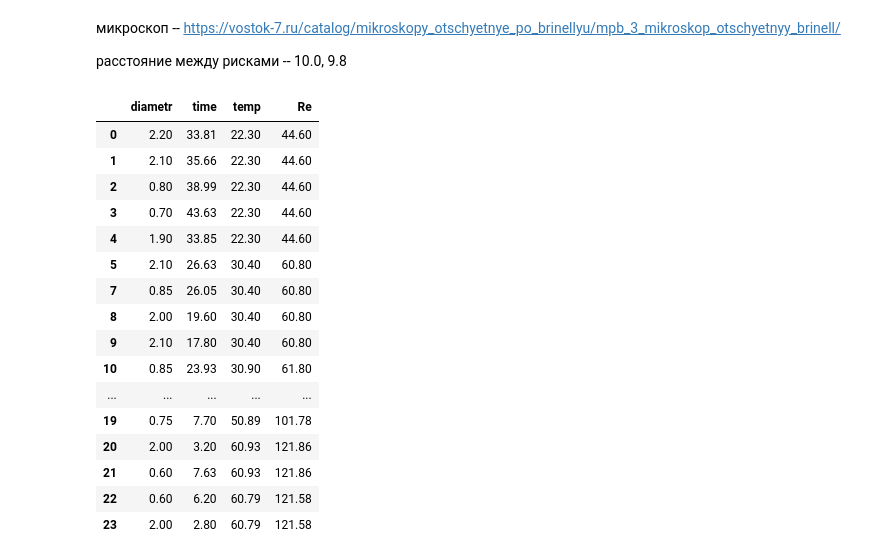
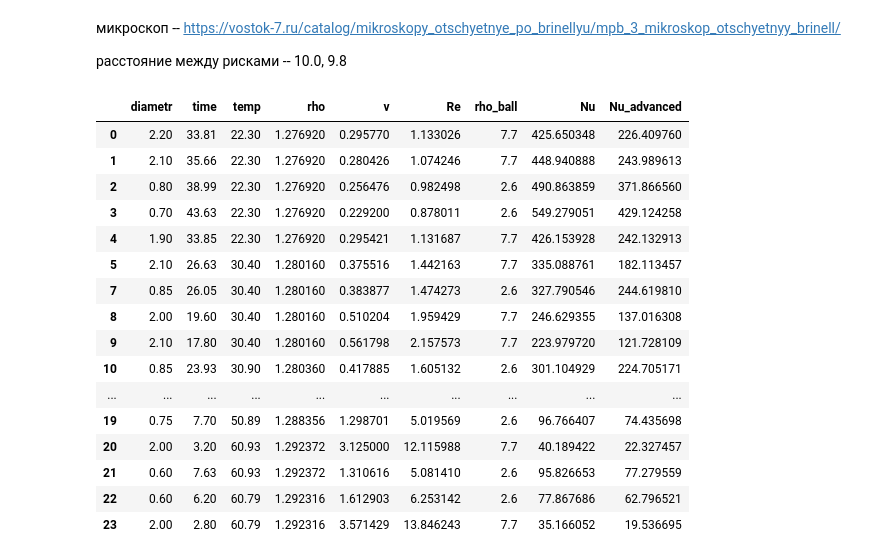
Before and after one commit to ILoveAlgorythms/labs, a Jupyter notebook: 2.2.6/data.ipynb, the cells around one changed output. Drawn from its saved outputs; the diff is of its cells as text; code cells hidden in the pictures.

```diff
--- a/2.2.6/data.ipynb
+++ b/2.2.6/data.ipynb
@@ -40,28 +40,33 @@ temp = (22.30, 22.30, 22.30, 22.30, 22.30,
 # %%
 a = pd.DataFrame()
 a['diametr'] = d
 a['time'] = t + t2 + t3 + t4 + t5
 a['temp'] = temp
-a = a.drop(labels=6)
 a['rho'] = a['temp'] / 2500 + 317/250
 a['v'] = 10 / a['time']
 a['Re'] = a['v'] * radius * a['rho']
-a['Nu'] = 2 * 9.81 * radius ** 2 / 9 * ()
+a['rho_ball'] = a['diametr']
+for i in range(len(a['rho_ball'])):
+  a['rho_ball'][i] = (7.7 if a['rho_ball'][i] > 1 else 2.6)
+a['Nu'] = 0.222 * 9.81 * radius ** 2 * (7.7 - a['rho']) / a['v']
+a['Nu_advanced'] = a['Nu'] / (1 + 2.4 * (a['diametr'] / (2 * radius)))
+a = a.drop(labels=6)
+a
 # %% [output]
-|  | diametr | time | temp | Re |
-| 0 | 2.20 | 33.81 | 22.30 | 44.60 |
-| 1 | 2.10 | 35.66 | 22.30 | 44.60 |
-| 2 | 0.80 | 38.99 | 22.30 | 44.60 |
-| 3 | 0.70 | 43.63 | 22.30 | 44.60 |
-| 4 | 1.90 | 33.85 | 22.30 | 44.60 |
-| 5 | 2.10 | 26.63 | 30.40 | 60.80 |
-| 7 | 0.85 | 26.05 | 30.40 | 60.80 |
-| 8 | 2.00 | 19.60 | 30.40 | 60.80 |
-| 9 | 2.10 | 17.80 | 30.40 | 60.80 |
-| 10 | 0.85 | 23.93 | 30.90 | 61.80 |
-| ... | ... | ... | ... | ... |
-| 19 | 0.75 | 7.70 | 50.89 | 101.78 |
-| 20 | 2.00 | 3.20 | 60.93 | 121.86 |
-| 21 | 0.60 | 7.63 | 60.93 | 121.86 |
-| 22 | 0.60 | 6.20 | 60.79 | 121.58 |
-| 23 | 2.00 | 2.80 | 60.79 | 121.58 |
+|  | diametr | time | temp | rho | v | Re | rho_ball | Nu | Nu_advanced |
+| 0 | 2.20 | 33.81 | 22.30 | 1.276920 | 0.295770 | 1.133026 | 7.7 | 425.650348 | 226.409760 |
+| 1 | 2.10 | 35.66 | 22.30 | 1.276920 | 0.280426 | 1.074246 | 7.7 | 448.940888 | 243.989613 |
+| 2 | 0.80 | 38.99 | 22.30 | 1.276920 | 0.256476 | 0.982498 | 2.6 | 490.863859 | 371.866560 |
+| 3 | 0.70 | 43.63 | 22.30 | 1.276920 | 0.229200 | 0.878011 | 2.6 | 549.279051 | 429.124258 |
+| 4 | 1.90 | 33.85 | 22.30 | 1.276920 | 0.295421 | 1.131687 | 7.7 | 426.153928 | 242.132913 |
+| 5 | 2.10 | 26.63 | 30.40 | 1.280160 | 0.375516 | 1.442163 | 7.7 | 335.088761 | 182.113457 |
+| 7 | 0.85 | 26.05 | 30.40 | 1.280160 | 0.383877 | 1.474273 | 2.6 | 327.790546 | 244.619810 |
+| 8 | 2.00 | 19.60 | 30.40 | 1.280160 | 0.510204 | 1.959429 | 7.7 | 246.629355 | 137.016308 |
+| 9 | 2.10 | 17.80 | 30.40 | 1.280160 | 0.561798 | 2.157573 | 7.7 | 223.979720 | 121.728109 |
+| 10 | 0.85 | 23.93 | 30.90 | 1.280360 | 0.417885 | 1.605132 | 2.6 | 301.104929 | 224.705171 |
+| ... | ... | ... | ... | ... | ... | ... | ... | ... | ... |
+| 19 | 0.75 | 7.70 | 50.89 | 1.288356 | 1.298701 | 5.019569 | 2.6 | 96.766407 | 74.435698 |
+| 20 | 2.00 | 3.20 | 60.93 | 1.292372 | 3.125000 | 12.115988 | 7.7 | 40.189422 | 22.327457 |
+| 21 | 0.60 | 7.63 | 60.93 | 1.292372 | 1.310616 | 5.081410 | 2.6 | 95.826653 | 77.279559 |
+| 22 | 0.60 | 6.20 | 60.79 | 1.292316 | 1.612903 | 6.253142 | 2.6 | 77.867686 | 62.796521 |
+| 23 | 2.00 | 2.80 | 60.79 | 1.292316 | 3.571429 | 13.846243 | 7.7 | 35.166052 | 19.536695 |
```
Also changed, not shown: parts of 2 cells of this notebook, 13 other files.
